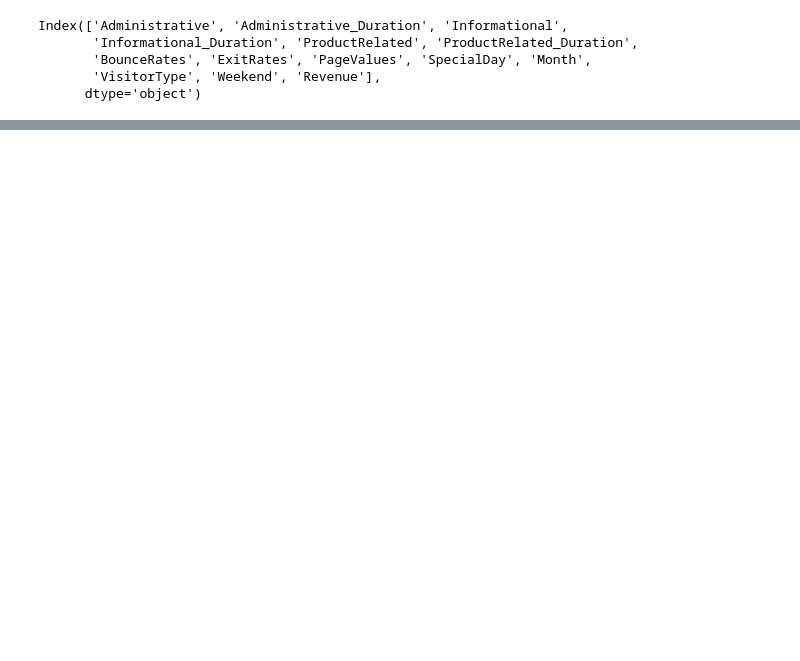
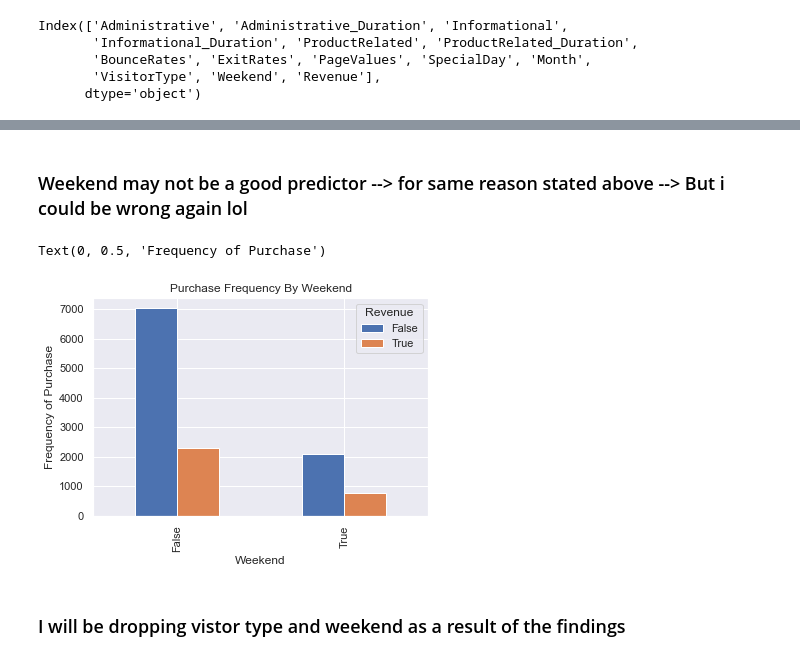
Before and after one commit to ivan-usd/panda-commerce, a Jupyter notebook: notebooks/ivanExploratoryNotebook.ipynb, the cells around one changed output, grey strips where cells are left out. Cells and saved outputs as stored; diff of their text form; code cells hidden in the pictures; blank space fills up the shorter version.

```diff
--- a/notebooks/ivanExploratoryNotebook.ipynb
+++ b/notebooks/ivanExploratoryNotebook.ipynb
@@ -266,0 +274,13 @@ plt.scatter(eCommerceDF['Administrative_Duration'],eCommerceDF['Administrative']
+# %% [markdown]
+### Weekend may not be a good predictor --> for same reason stated above --> But i could be wrong again lol
+# %%
+%matplotlib inline
+pd.crosstab(eCommerceDF.Weekend,eCommerceDF.Revenue).plot(kind='bar')
+plt.title('Purchase Frequency By Weekend')
+plt.xlabel('Weekend')
+plt.ylabel('Frequency of Purchase')
+# %% [output]
+Text(0, 0.5, 'Frequency of Purchase')
+[figure, added]
+# %% [markdown]
+### I will be dropping vistor type and weekend as a result of the findings
```
Also changed, not shown: parts of 32 cells of this notebook, 1 other file.
